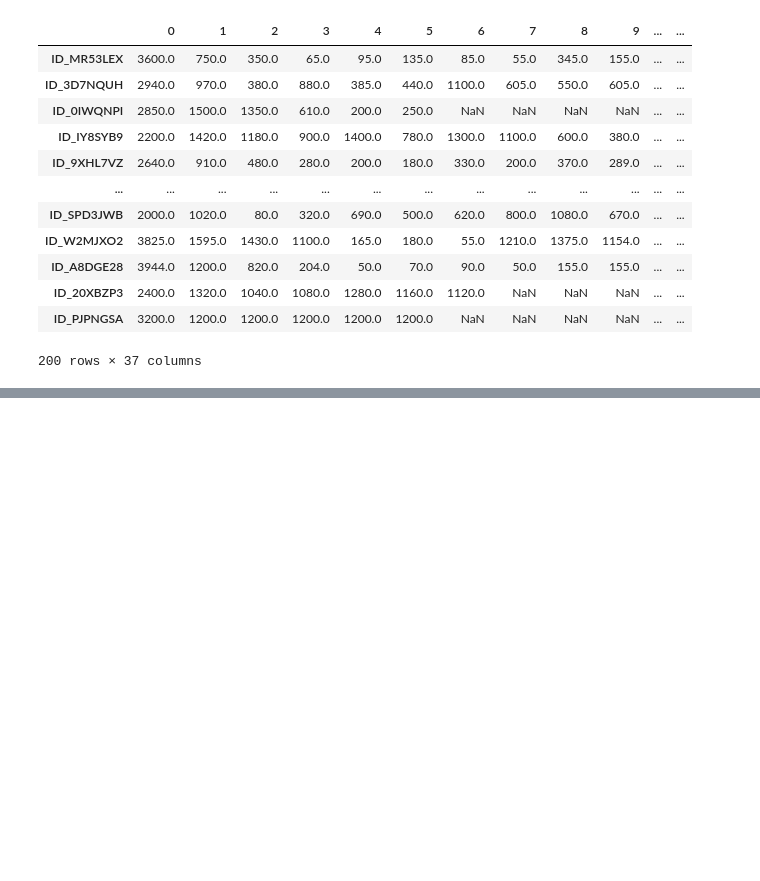
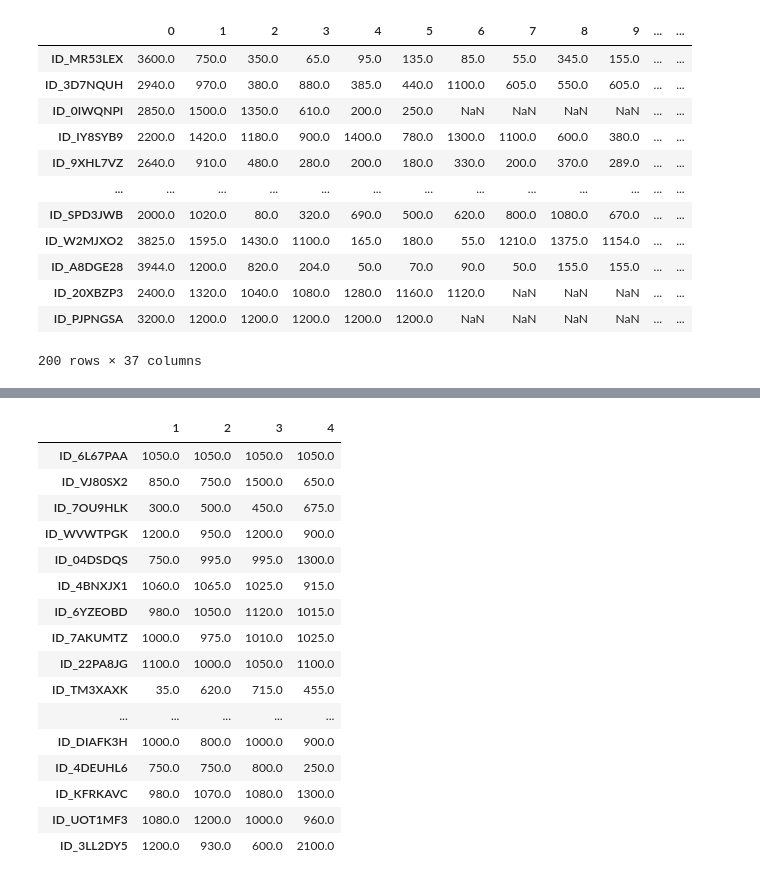
Before and after one commit to devanshi10/SFC_PayGo, a Jupyter notebook: Project/Main_file.ipynb, the cells around one changed output, grey strips where cells are left out. Drawn from its saved outputs; the diff is of its cells as text; code cells hidden in the pictures; blank space fills up the shorter version.

```diff
--- a/Project/Main_file.ipynb
+++ b/Project/Main_file.ipynb
@@ -213,0 +274,20 @@ dataframeTranDates
+# %%
+dataframePaymentAmounTest.iloc[:30,1:5]
+# %% [output]
+|  | 1 | 2 | 3 | 4 |
+| ID_6L67PAA | 1050.0 | 1050.0 | 1050.0 | 1050.0 |
+| ID_VJ80SX2 | 850.0 | 750.0 | 1500.0 | 650.0 |
+| ID_7OU9HLK | 300.0 | 500.0 | 450.0 | 675.0 |
+| ID_WVWTPGK | 1200.0 | 950.0 | 1200.0 | 900.0 |
+| ID_04DSDQS | 750.0 | 995.0 | 995.0 | 1300.0 |
+| ID_4BNXJX1 | 1060.0 | 1065.0 | 1025.0 | 915.0 |
+| ID_6YZEOBD | 980.0 | 1050.0 | 1120.0 | 1015.0 |
+| ID_7AKUMTZ | 1000.0 | 975.0 | 1010.0 | 1025.0 |
+| ID_22PA8JG | 1100.0 | 1000.0 | 1050.0 | 1100.0 |
+| ID_TM3XAXK | 35.0 | 620.0 | 715.0 | 455.0 |
+| ... | ... | ... | ... | ... |
+| ID_DIAFK3H | 1000.0 | 800.0 | 1000.0 | 900.0 |
+| ID_4DEUHL6 | 750.0 | 750.0 | 800.0 | 250.0 |
+| ID_KFRKAVC | 980.0 | 1070.0 | 1080.0 | 1300.0 |
+| ID_UOT1MF3 | 1080.0 | 1200.0 | 1000.0 | 960.0 |
+| ID_3LL2DY5 | 1200.0 | 930.0 | 600.0 | 2100.0 |
```
Also changed, not shown: parts of 14 cells of this notebook.
